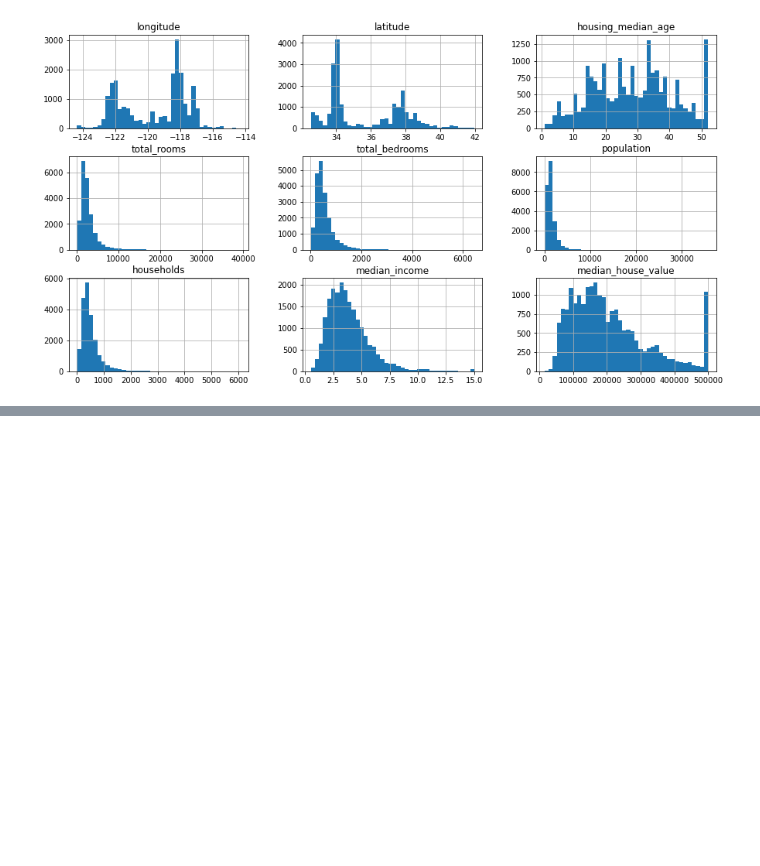
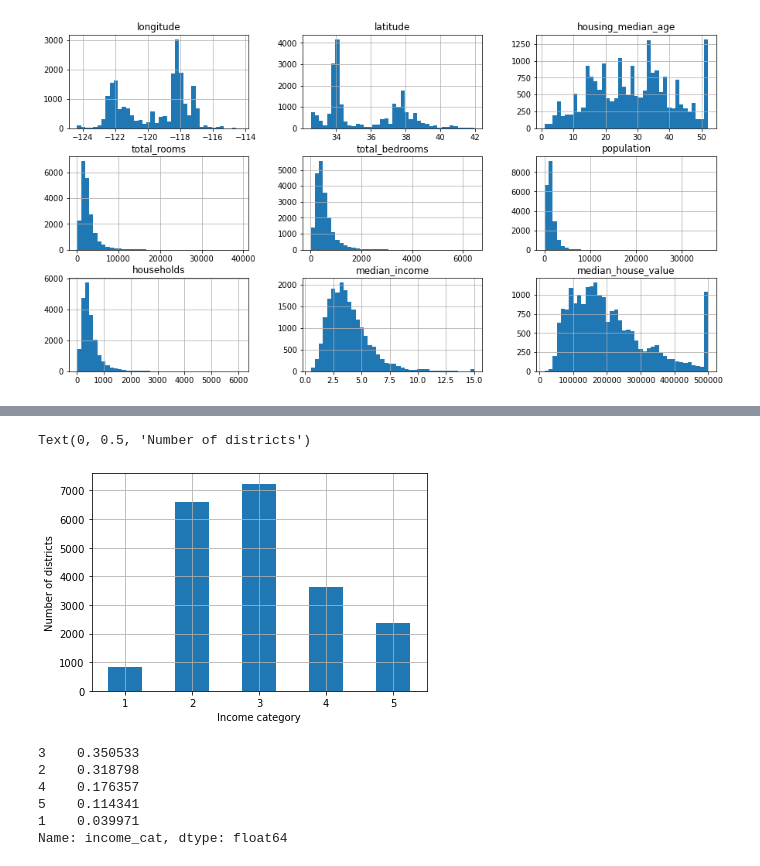
Before and after one commit to thakareakshay1709/my-datascience-learnings, a Jupyter notebook: books/hands-on-ml-3/chapter2/housing/chapter2.ipynb, the cells around one changed output, grey strips where cells are left out. Cells and saved outputs as stored; diff of their text form; code cells hidden in the pictures; blank space fills up the shorter version.

Commit message:
creating the stratified test set

```diff
--- a/books/hands-on-ml-3/chapter2/housing/chapter2.ipynb
+++ b/books/hands-on-ml-3/chapter2/housing/chapter2.ipynb
@@ -76,0 +100,11 @@ array([[<AxesSubplot:title={'center':'longitude'}>,
+# %%
+housing_df["income_cat"] = pd.cut(housing_df["median_income"],
+                                 bins=[0.,1.5,3.,4.5,6., np.inf],
+                                 labels=[1,2,3,4,5]) # np.inf required as bins should > labels
+# %%
+housing_df["income_cat"].value_counts().sort_index().plot.bar(rot=0, grid=True) # rot:
+plt.xlabel("Income category")
+plt.ylabel("Number of districts")
+# %% [output]
+Text(0, 0.5, 'Number of districts')
+[figure, added]
@@ -76,0 +117,9 @@ array([[<AxesSubplot:title={'center':'longitude'}>,
+# %%
+strat_test_set["income_cat"].value_counts()/len(strat_test_set) # total strat test set = 4128
+# %% [output]
+3    0.350533
+2    0.318798
+4    0.176357
+5    0.114341
+1    0.039971
+Name: income_cat, dtype: float64
```
Also changed, not shown: parts of 11 cells of this notebook.
